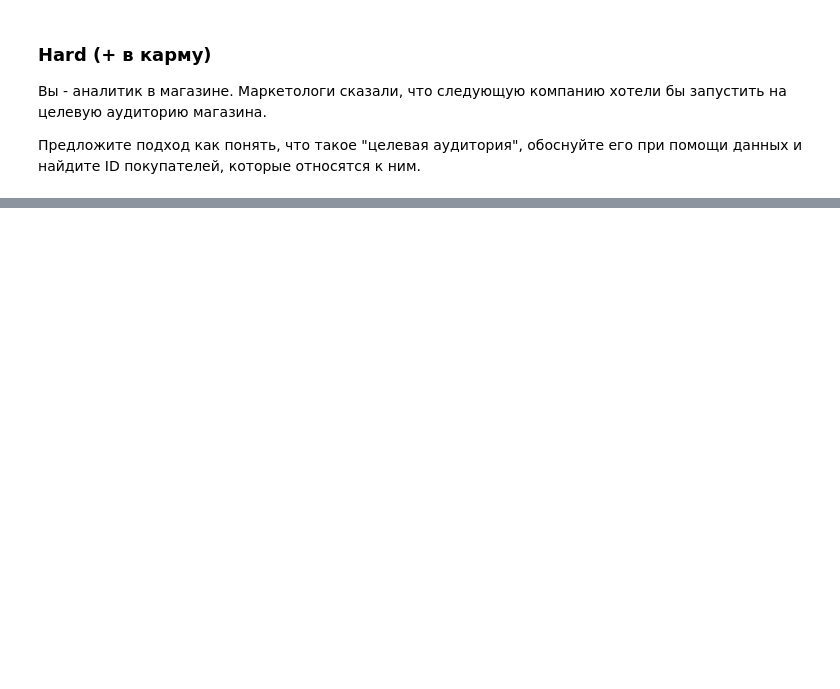
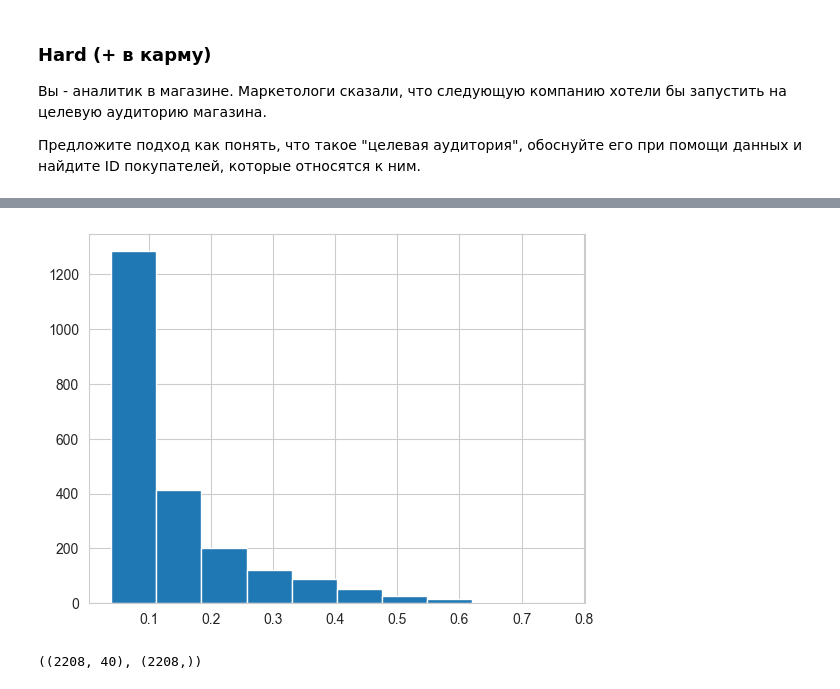
Before and after one commit to smartydan/ml2024, a Jupyter notebook: notebooks/02-homework.ipynb, the cells around one changed output, grey strips where cells are left out. Cells and saved outputs as stored; diff of their text form; code cells hidden in the pictures; blank space fills up the shorter version.

Commit message:
changed target audience detection method

```diff
--- a/notebooks/02-homework.ipynb
+++ b/notebooks/02-homework.ipynb
@@ -212,0 +320,4 @@ df.Income.mean(), target.Income.mean()
+# %%
+X = df.drop('Response', axis=1)
+y = df['Response']
+X.shape, y.shape
@@ -212,0 +326,2 @@ df.Income.mean(), target.Income.mean()
+# %%
+X_train, X_test, y_train, y_test = train_test_split(X, y, test_size=0.2, random_state=5421)
@@ -212,0 +332,5 @@ df.Income.mean(), target.Income.mean()
+# %%
+model = LogisticRegression(penalty='elasticnet', l1_ratio=0.3, C=2, solver='saga', max_iter=10000, n_jobs=-1)
+# %%
+model.fit(X_train, y_train)
+y_pred = model.predict(X_test)
@@ -212,0 +356,9 @@ df.Income.mean(), target.Income.mean()
+# %%
+target_pred = pd.Series(model.predict_proba(X)[:, 1])
+plt.hist(target_pred);
+# %% [output]
+[figure, added]
+# %%
+df.shape, target_pred.shape
+# %% [output]
+((2208, 40), (2208,))
```
Also changed, not shown: parts of 37 cells of this notebook.
